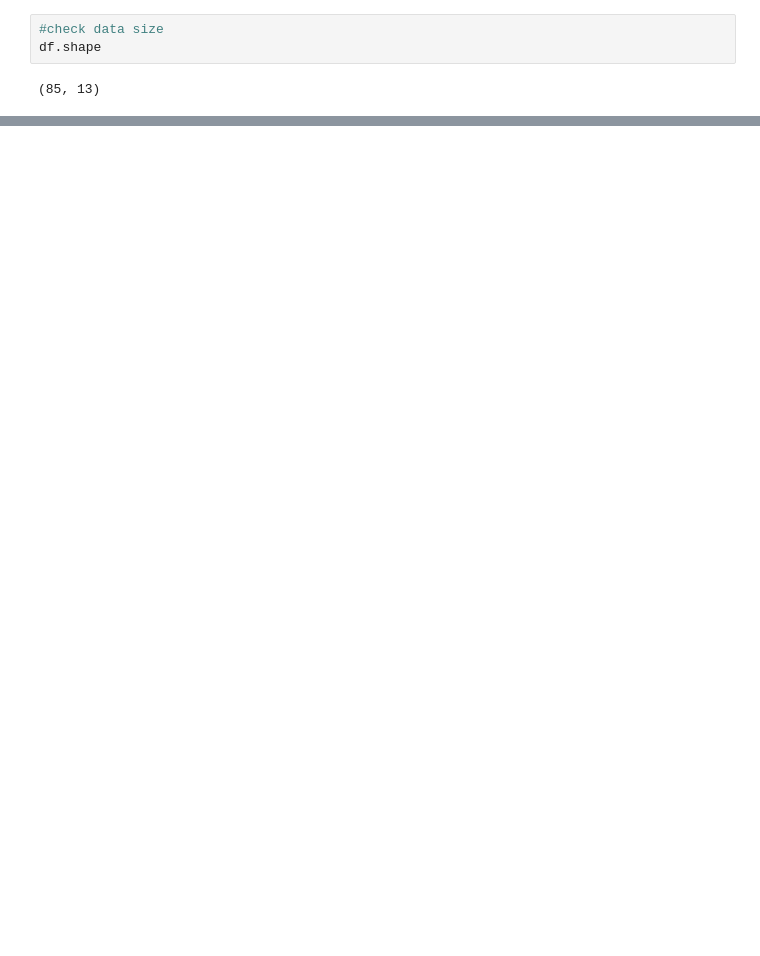
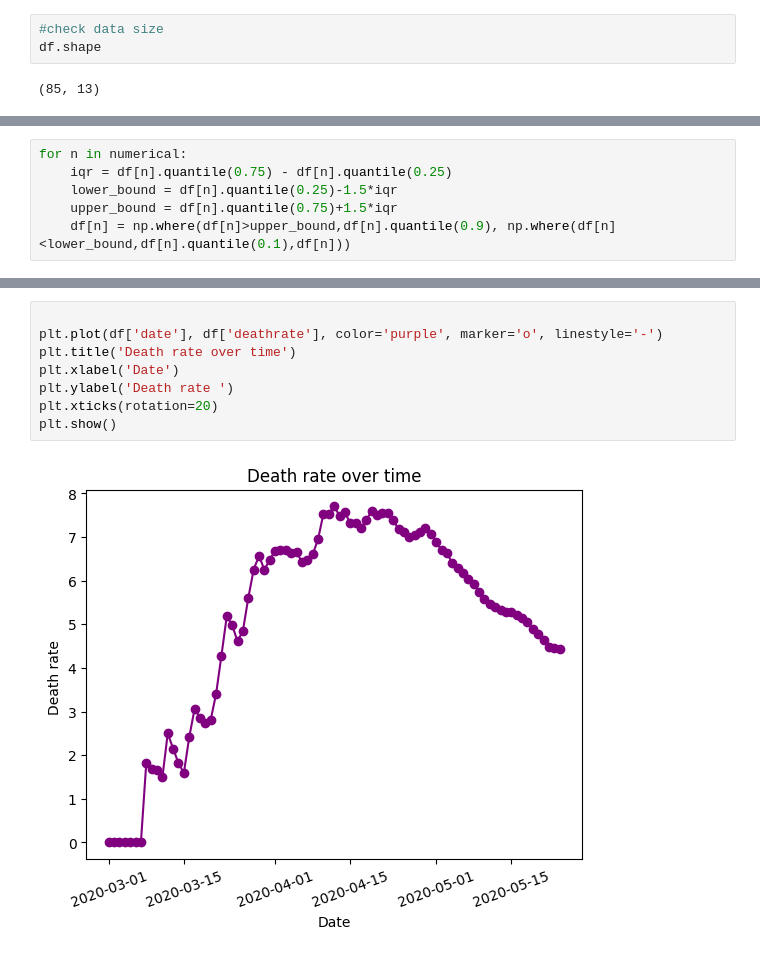
Before and after one commit to ammarnabilhussein/Egy-COVID-19-Analysis, a Jupyter notebook: EGY_COVID_19_Analysis.ipynb, the cells around one changed output, grey strips where cells are left out. Saved outputs shown, nothing was run; the diff lists cells and outputs as text; blank space fills up the shorter version.

```diff
--- a/EGY_COVID_19_Analysis.ipynb
+++ b/EGY_COVID_19_Analysis.ipynb
@@ -149,0 +325,6 @@ df.to_csv('Egy-COVID-19_Cleaned.csv', index=False)
+# %%
+for n in numerical:
+    iqr = df[n].quantile(0.75) - df[n].quantile(0.25)
+    lower_bound = df[n].quantile(0.25)-1.5*iqr
+    upper_bound = df[n].quantile(0.75)+1.5*iqr
+    df[n] = np.where(df[n]>upper_bound,df[n].quantile(0.9), np.where(df[n]<lower_bound,df[n].quantile(0.1),df[n]))
@@ -149,0 +384,10 @@ df.to_csv('Egy-COVID-19_Cleaned.csv', index=False)
+# %%
+
+plt.plot(df['date'], df['deathrate'], color='purple', marker='o', linestyle='-')
+plt.title('Death rate over time')
+plt.xlabel('Date')
+plt.ylabel('Death rate ')
+plt.xticks(rotation=20)
+plt.show()
+# %% [output]
+[figure, added]
```
Also changed, not shown: parts of 56 cells of this notebook, 2 other files.
